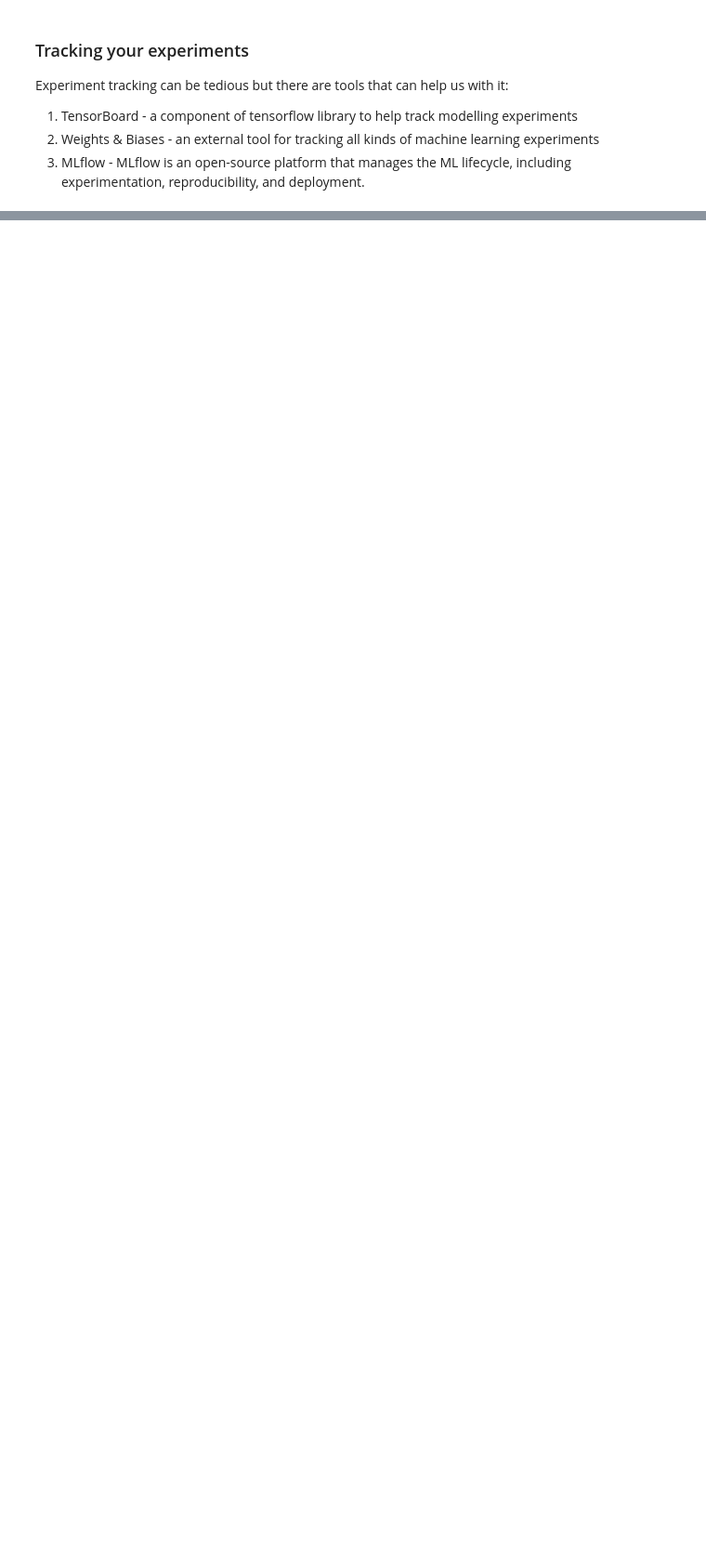
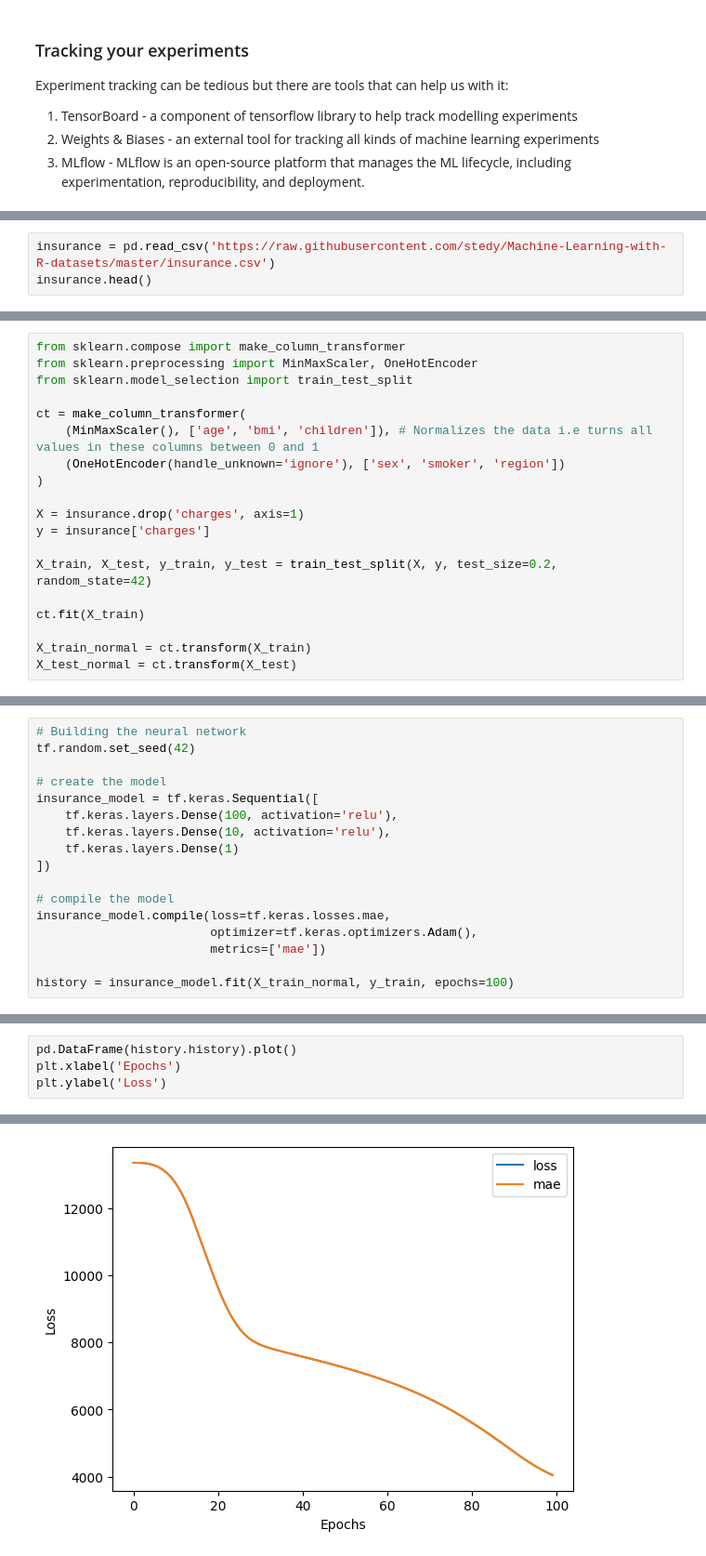
Before and after one commit to AkhilTrivedi1998/Tensorflow_practice, a Jupyter notebook: Neural-Network-Regression/Neural_Network_Regression.ipynb, the cells around one changed output, grey strips where cells are left out. Shown at 93% size. Drawn from its saved outputs; the diff is of its cells as text; blank space fills up the shorter version.

Commit message:
Neural-Network-Regression completed

```diff
--- a/Neural-Network-Regression/Neural_Network_Regression.ipynb
+++ b/Neural-Network-Regression/Neural_Network_Regression.ipynb
@@ -609,0 +958,3 @@ Experiment tracking can be tedious but there are tools that can help us with it:
+# %%
+insurance = pd.read_csv('https://raw.githubusercontent.com/stedy/Machine-Learning-with-R-datasets/master/insurance.csv')
+insurance.head()
@@ -609,0 +968,19 @@ Experiment tracking can be tedious but there are tools that can help us with it:
+# %%
+from sklearn.compose import make_column_transformer
+from sklearn.preprocessing import MinMaxScaler, OneHotEncoder
+from sklearn.model_selection import train_test_split
+
+ct = make_column_transformer(
+    (MinMaxScaler(), ['age', 'bmi', 'children']), # Normalizes the data i.e turns all values in these columns between 0 and 1
+    (OneHotEncoder(handle_unknown='ignore'), ['sex', 'smoker', 'region'])
+)
+
+X = insurance.drop('charges', axis=1)
+y = insurance['charges']
+
+X_train, X_test, y_train, y_test = train_test_split(X, y, test_size=0.2, random_state=42)
+
+ct.fit(X_train)
+
+X_train_normal = ct.transform(X_train)
+X_test_normal = ct.transform(X_test)
@@ -609,0 +1007,17 @@ Experiment tracking can be tedious but there are tools that can help us with it:
+# %%
+# Building the neural network
+tf.random.set_seed(42)
+
+# create the model
+insurance_model = tf.keras.Sequential([
+    tf.keras.layers.Dense(100, activation='relu'),
+    tf.keras.layers.Dense(10, activation='relu'),
+    tf.keras.layers.Dense(1)
+])
+
+# compile the model
+insurance_model.compile(loss=tf.keras.losses.mae,
+                        optimizer=tf.keras.optimizers.Adam(),
+                        metrics=['mae'])
+
+history = insurance_model.fit(X_train_normal, y_train, epochs=100)
@@ -609,0 +1047,5 @@ Experiment tracking can be tedious but there are tools that can help us with it:
+# %%
+pd.DataFrame(history.history).plot()
+plt.xlabel('Epochs')
+plt.ylabel('Loss')
+# %% [output]
@@ -609,0 +1053 @@ Experiment tracking can be tedious but there are tools that can help us with it:
+[figure, added]
```
Also changed, not shown: parts of 78 cells of this notebook.
